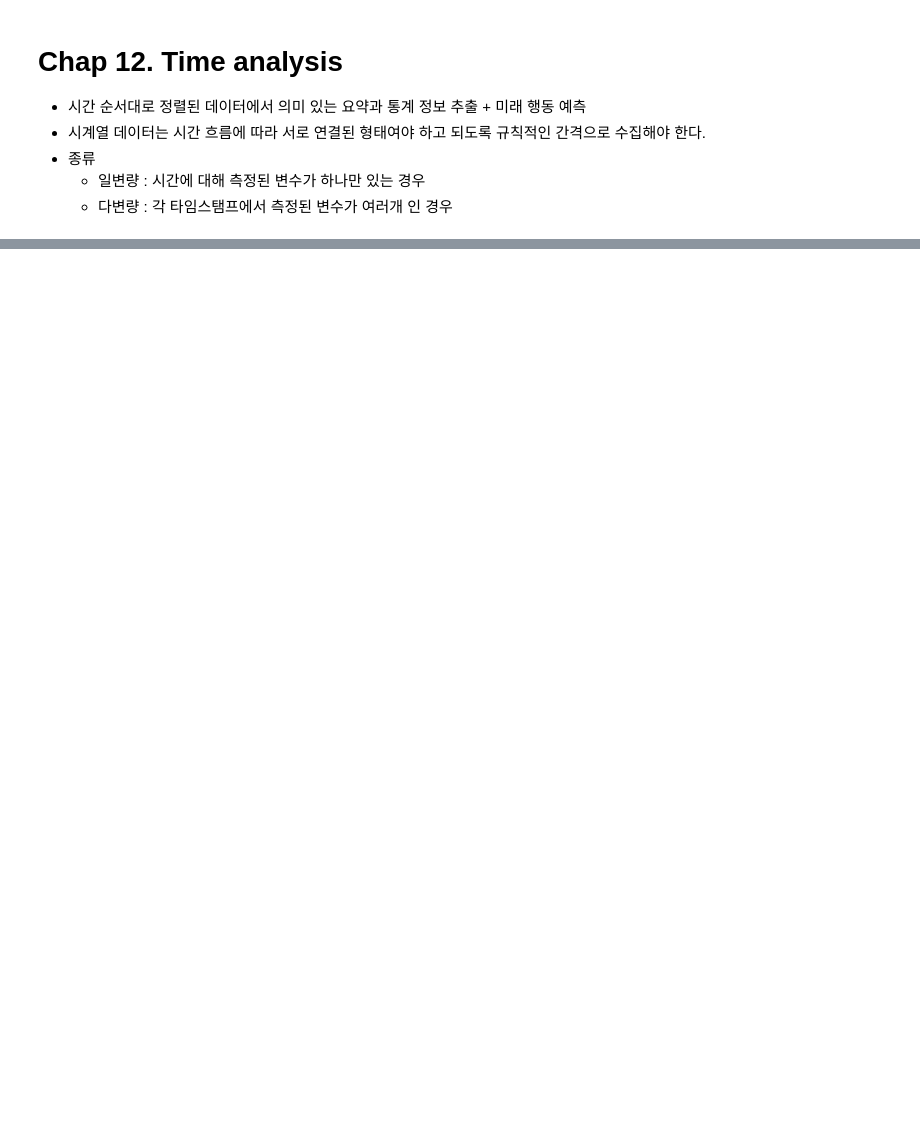
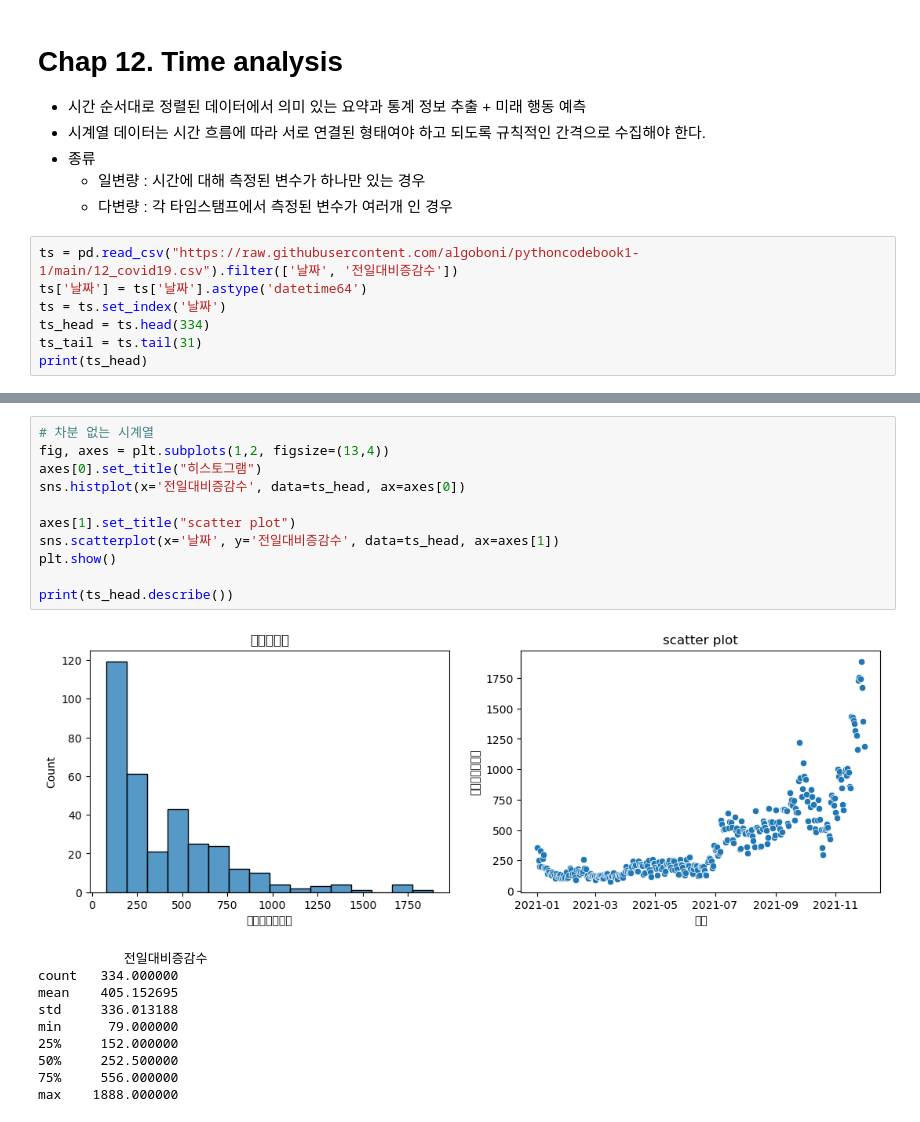
Before and after one commit to klee30810/ADP-study, a Jupyter notebook: codebook/Chap 12. Time anlalysis.ipynb, the cells around one changed output, grey strips where cells are left out. Cells and saved outputs as stored; diff of their text form; blank space fills up the shorter version.

```diff
--- a/codebook/Chap 12. Time anlalysis.ipynb
+++ b/codebook/Chap 12. Time anlalysis.ipynb
@@ -5,3 +12,10 @@
 - 종류
     - 일변량 : 시간에 대해 측정된 변수가 하나만 있는 경우
     - 다변량 : 각 타임스탬프에서 측정된 변수가 여러개 인 경우
+# %%
+ts = pd.read_csv("https://raw.githubusercontent.com/algoboni/pythoncodebook1-1/main/12_covid19.csv").filter(['날짜', '전일대비증감수'])
+ts['날짜'] = ts['날짜'].astype('datetime64')
+ts = ts.set_index('날짜')
+ts_head = ts.head(334)
+ts_tail = ts.tail(31)
+print(ts_head)
@@ -7,0 +42,22 @@
+# %%
+# 차분 없는 시계열
+fig, axes = plt.subplots(1,2, figsize=(13,4))
+axes[0].set_title("히스토그램")
+sns.histplot(x='전일대비증감수', data=ts_head, ax=axes[0])
+
+axes[1].set_title("scatter plot")
+sns.scatterplot(x='날짜', y='전일대비증감수', data=ts_head, ax=axes[1])
+plt.show()
+
+print(ts_head.describe())
+# %% [output]
+[figure, added]
+           전일대비증감수
+count   334.000000
+mean    405.152695
+std     336.013188
+min      79.000000
+25%     152.000000
+50%     252.500000
+75%     556.000000
+max    1888.000000
```
Also changed, not shown: parts of 24 cells of this notebook.
